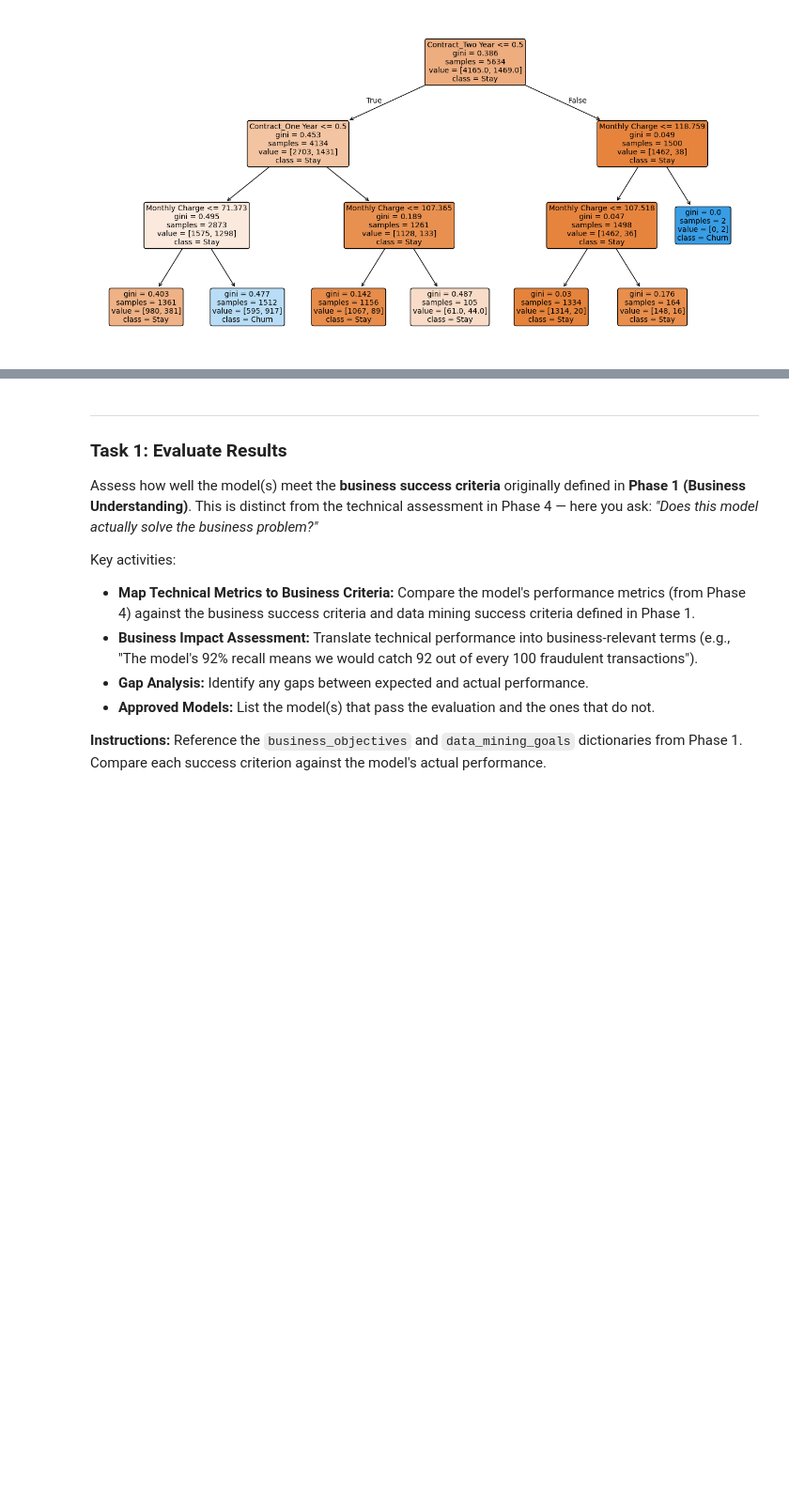
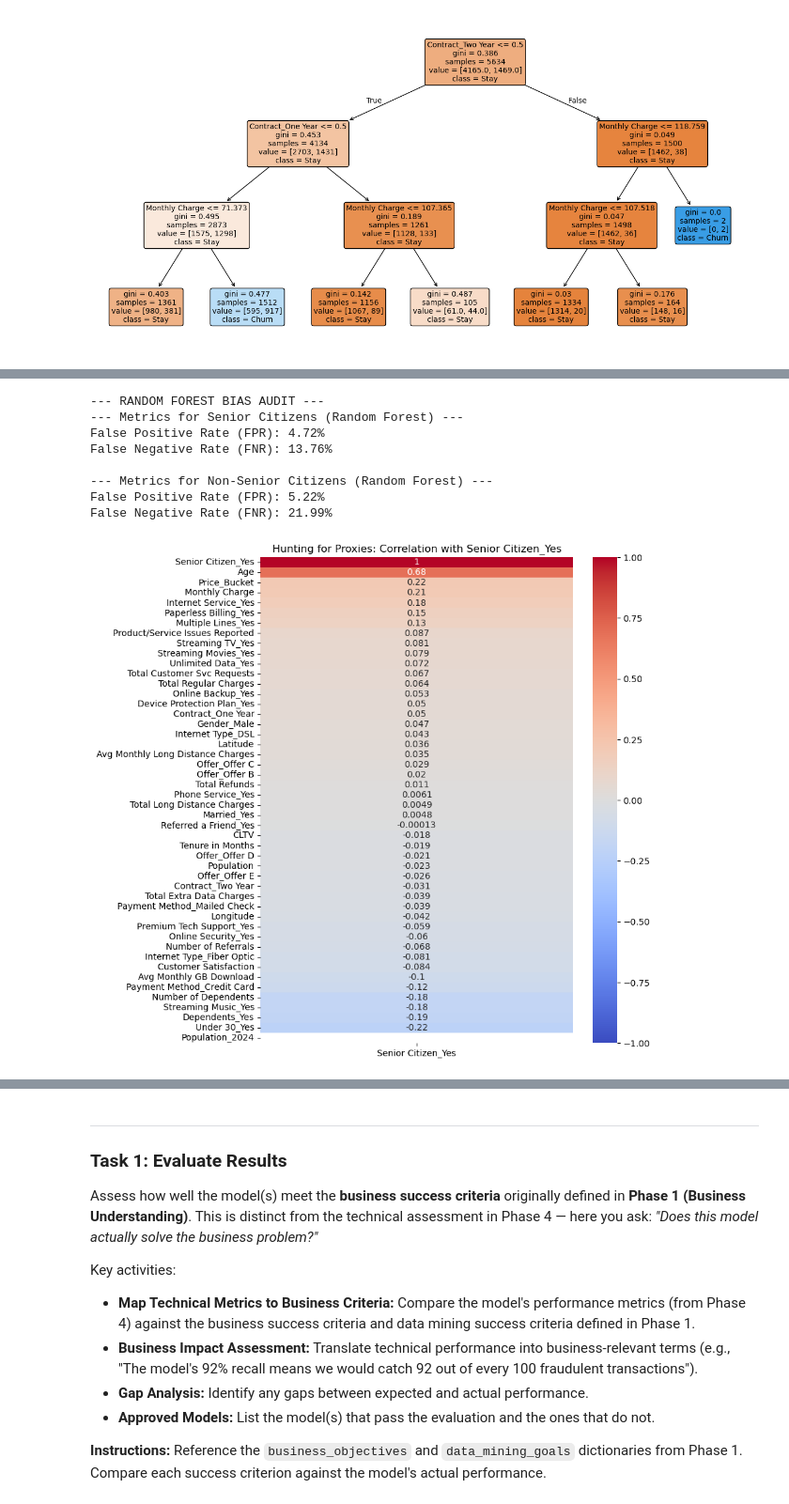
Before and after one commit to omAhmed17/Coursework_data_science, a Jupyter notebook: notebooks/evalution.ipynb, the cells around one changed output, grey strips where cells are left out. Shown at 94% size. Drawn from its saved outputs; the diff is of its cells as text; code cells hidden in the pictures; blank space fills up the shorter version.

```diff
--- a/notebooks/evalution.ipynb
+++ b/notebooks/evalution.ipynb
@@ -85,3 +94,79 @@ False Negative Rate (FNR - Missed Churners): 40.89%
+# %%
+# 1. Use the Random Forest model to make predictions on the full X_test
+for col in X_train.select_dtypes(['category', 'object']).columns:
+    X_train[col] = X_train[col].astype('category').cat.codes
+    X_test[col] = X_test[col].astype('category').cat.codes
+
+X_train = X_train.astype(float)
+X_test = X_test.astype(float)
+
+rf_pipeline = Pipeline([
+    ('scaler', StandardScaler()),
+    ('rf', RandomForestClassifier(random_state=42,class_weight='balanced'))
+])
+
+param_grid = {
+    'rf__n_estimators': [50, 100],
+    'rf__max_depth': [5, 10, None]
+}
+
+grid_search_rf = GridSearchCV(rf_pipeline, param_grid, cv=5, scoring='f1')
+grid_search_rf.fit(X_train, y_train.values.ravel())
+rf_model = grid_search_rf.best_estimator_
+
+y_pred_rf = rf_model.predict(X_test)
+
+# 2. Create the results dataframe using these new predictions
+results_df_rf = X_test.copy()
+results_df_rf['Actual_Churn'] = y_test
+results_df_rf['Predicted_Churn'] = y_pred_rf
+
+# 3. Define the sensitive group
+sensitive_column = 'Senior Citizen_Yes'
+
+def print_fairness_metrics(group_name, data_subset):
+    cm = confusion_matrix(data_subset['Actual_Churn'], data_subset['Predicted_Churn'])
+
+    # Ensure the confusion matrix is handled correctly even if a class is missing
+    if cm.size == 4:
+        tn, fp, fn, tp = cm.ravel()
+    else:
+        tn = cm[0,0] if cm.size > 0 else 0
+        tp = cm[1,1] if cm.size > 3 else 0
+        fp = cm[0,1] if cm.size > 1 else 0
+        fn = cm[1,0] if cm.size > 2 else 0
+
+    fpr = fp / (fp + tn) if (fp + tn) > 0 else 0
+    fnr = fn / (fn + tp) if (fn + tp) > 0 else 0
+
+    print(f"--- Metrics for {group_name} (Random Forest) ---")
+    print(f"False Positive Rate (FPR): {fpr:.2%}")
+    print(f"False Negative Rate (FNR): {fnr:.2%}\n")
+
+# 4. Split the results into groups
+seniors_rf = results_df_rf[results_df_rf[sensitive_column] == 1]
+non_seniors_rf = results_df_rf[results_df_rf[sensitive_column] == 0]
+
+print("--- RANDOM FOREST BIAS AUDIT ---")
+print_fairness_metrics("Senior Citizens", seniors_rf)
+print_fairness_metrics("Non-Senior Citizens", non_seniors_rf)
+plt.figure(figsize=(8, 10))
+
+correlations = X_test.corr(numeric_only=True)[[sensitive_column]].sort_values(by=sensitive_column, ascending=False)
+
+sns.heatmap(correlations, annot=True, cmap='coolwarm', vmin=-1, vmax=1)
+plt.title(f"Hunting for Proxies: Correlation with {sensitive_column}")
+plt.show()
+# %% [output]
+--- RANDOM FOREST BIAS AUDIT ---
+--- Metrics for Senior Citizens (Random Forest) ---
+False Positive Rate (FPR): 4.72%
+False Negative Rate (FNR): 13.76%
+
+--- Metrics for Non-Senior Citizens (Random Forest) ---
+False Positive Rate (FPR): 5.22%
+False Negative Rate (FNR): 21.99%
+[figure, added]
 # %% [markdown]
 ### Ethical Bias Audit & Transparency
 
```
Also changed, not shown: parts of 4 cells of this notebook, 14 other files.
